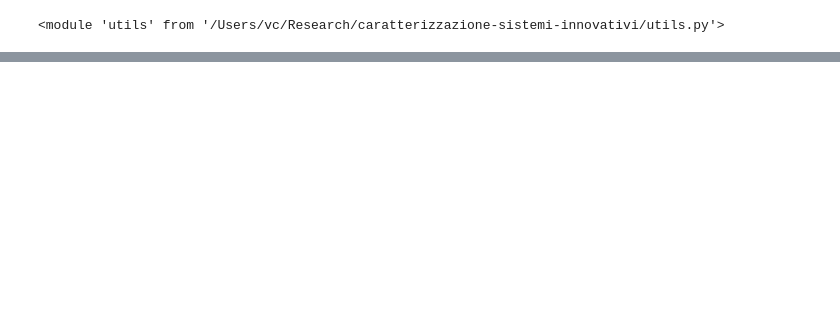
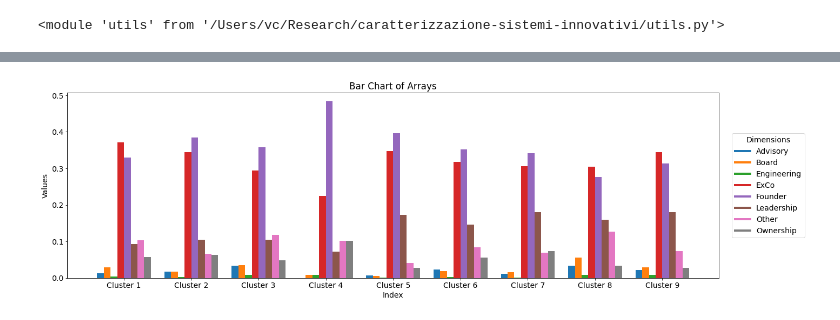
Before and after one commit to DarioZappala/caratterizzazione-sistemi-innovativi, a Jupyter notebook: fingerprint.ipynb, the cells around one changed output, grey strips where cells are left out. Cells and saved outputs as stored; diff of their text form; code cells hidden in the pictures; blank space fills up the shorter version.

```diff
--- a/fingerprint.ipynb
+++ b/fingerprint.ipynb
@@ -255,0 +529,10 @@ print(grouped_df)
+# %%
+show_clusters(filtered_pivoted,
+              dimension_labels,
+              colors,
+                  Z,
+                  normalized=True,
+                  difference=False,
+                  clusters = 9)
+# %% [output]
+[figure, added]
```
Also changed, not shown: parts of 23 cells of this notebook.
